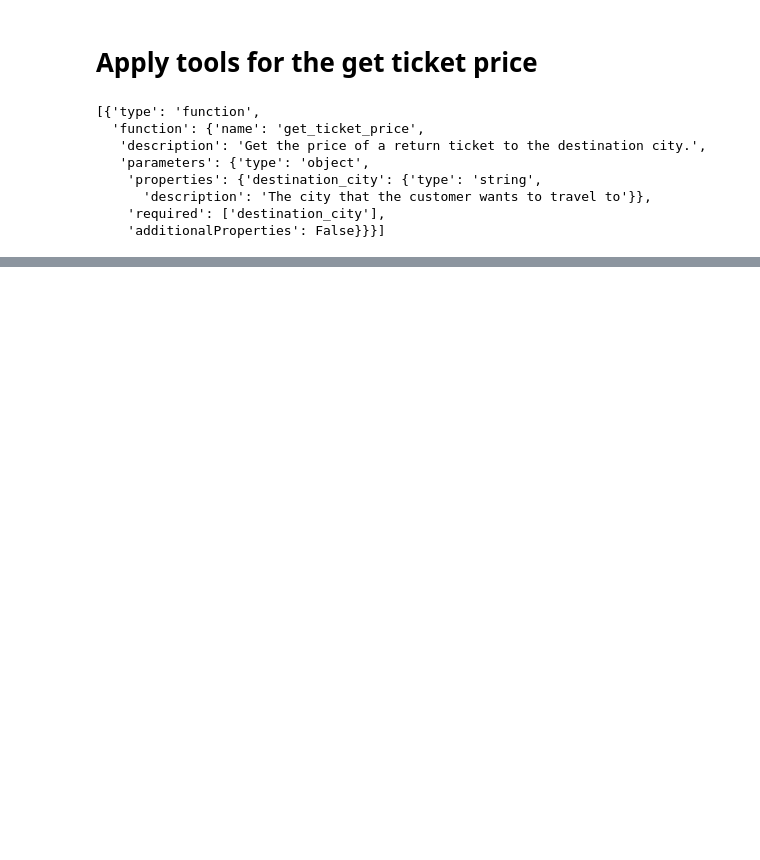
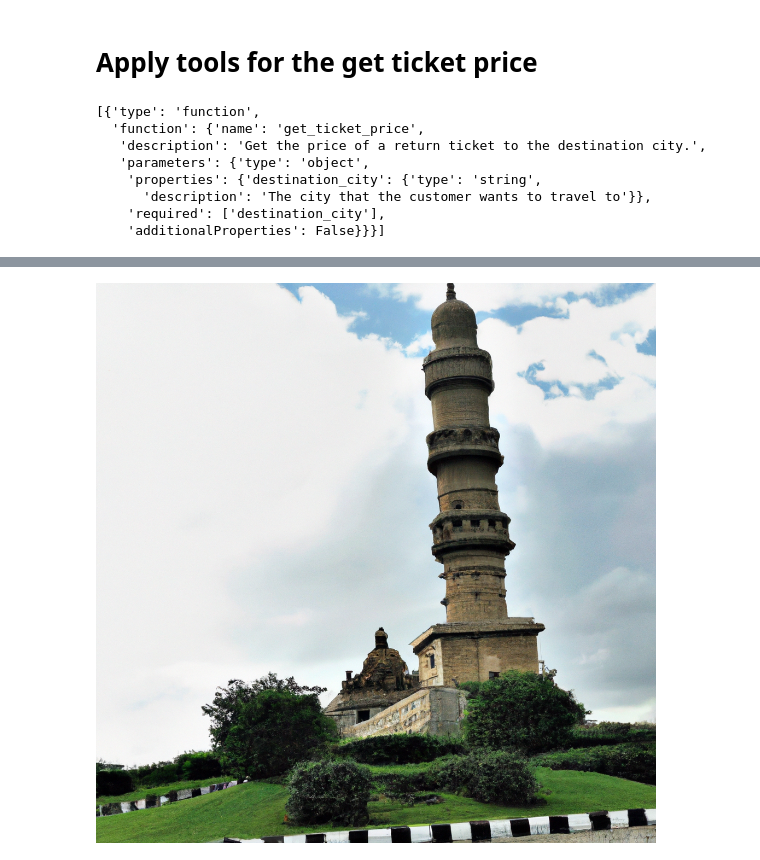
Before and after one commit to ramboorgadda/llm-engineering, a Jupyter notebook: week2/day5_Rk.ipynb, the cells around one changed output, grey strips where cells are left out. Saved outputs shown, nothing was run; the diff lists cells and outputs as text; code cells hidden in the pictures; blank space fills up the shorter version.

```diff
--- a/week2/day5_Rk.ipynb
+++ b/week2/day5_Rk.ipynb
@@ -118,0 +143,15 @@ gr.ChatInterface(fn=chat, type="messages").launch()
+# %%
+def artist(city):
+    image_response=openai.images.generate(model="dall-e-2",
+    prompt = f"you are generating images of {city} containing tourist spots",
+    size="1024x1024",
+    n= 1,
+    response_format="b64_json")
+    image_base64 = image_response.data[0].b64_json
+    image_data=base64.b64decode(image_base64)
+    return Image.open(BytesIO(image_data))
+# %%
+image=artist("hyderabad")
+image
+# %% [output]
+[figure, added]
```
Also changed, not shown: parts of 11 cells of this notebook.
